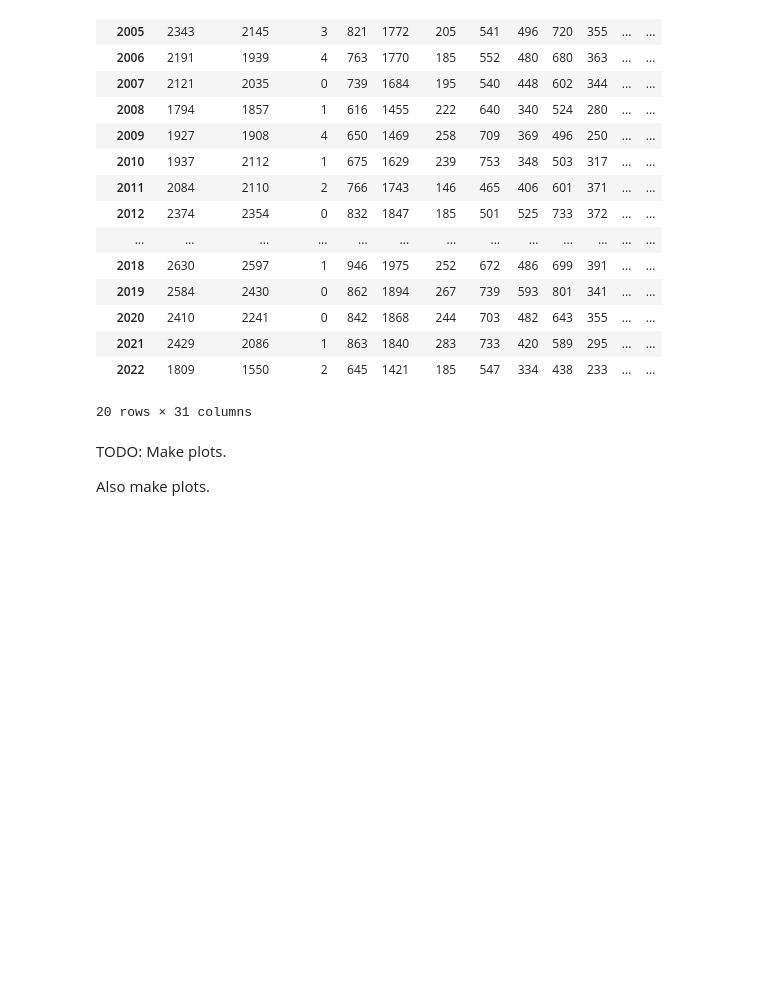
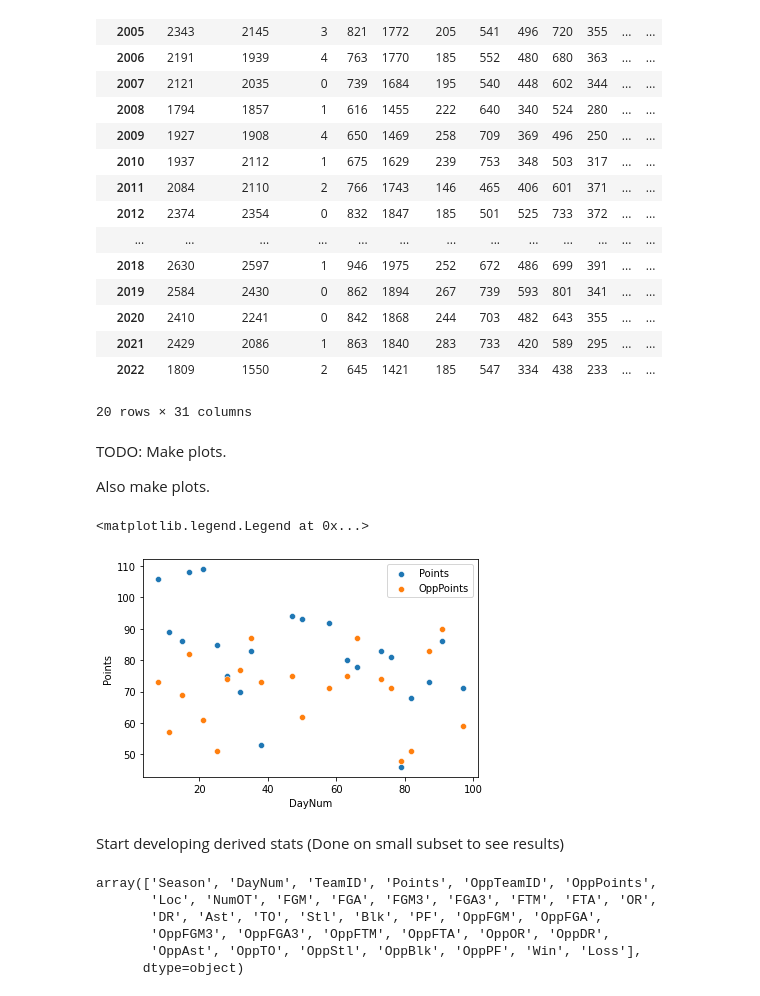
Before and after one commit to dandsager45/MarchMadness, a Jupyter notebook: notebooks/Stat_Visualization_Analysis.ipynb, the cells around one changed output. Cells and saved outputs as stored; diff of their text form; code cells hidden in the pictures; blank space fills up the shorter version.

Commit message:
scratch notes on derived variables & plotting

```diff
--- a/notebooks/Stat_Visualization_Analysis.ipynb
+++ b/notebooks/Stat_Visualization_Analysis.ipynb
@@ -143,4 +143,30 @@ TODO: Make plots.
 
 Also make plots.
 # %%
-sns.load
+yearStats = regSeasonGames[regSeasonGames['Season'] == 2022]
+
+#display(yearStats)
+
+
+#sns.scatterplot(data=yearStats, x = "DayNum", y = "Points")
+
+
+fig, ax = plt.subplots()
+
+sns.scatterplot(data=yearStats, x = "DayNum", y = "Points", ax=ax)
+sns.scatterplot(data=yearStats, x = "DayNum", y = "OppPoints", ax=ax)
+plt.legend(labels=["Points","OppPoints"])
+# %% [output]
+<matplotlib.legend.Legend at 0x...>
+[figure, added]
+# %% [markdown]
+Start developing derived stats (Done on small subset to see results)
+# %%
+display(yearStats.columns.values)
+# %% [output]
+array(['Season', 'DayNum', 'TeamID', 'Points', 'OppTeamID', 'OppPoints',
+       'Loc', 'NumOT', 'FGM', 'FGA', 'FGM3', 'FGA3', 'FTM', 'FTA', 'OR',
+       'DR', 'Ast', 'TO', 'Stl', 'Blk', 'PF', 'OppFGM', 'OppFGA',
+       'OppFGM3', 'OppFGA3', 'OppFTM', 'OppFTA', 'OppOR', 'OppDR',
+       'OppAst', 'OppTO', 'OppStl', 'OppBlk', 'OppPF', 'Win', 'Loss'],
+      dtype=object)
```
Also changed, not shown: parts of 1 cell of this notebook, 2 other files.
